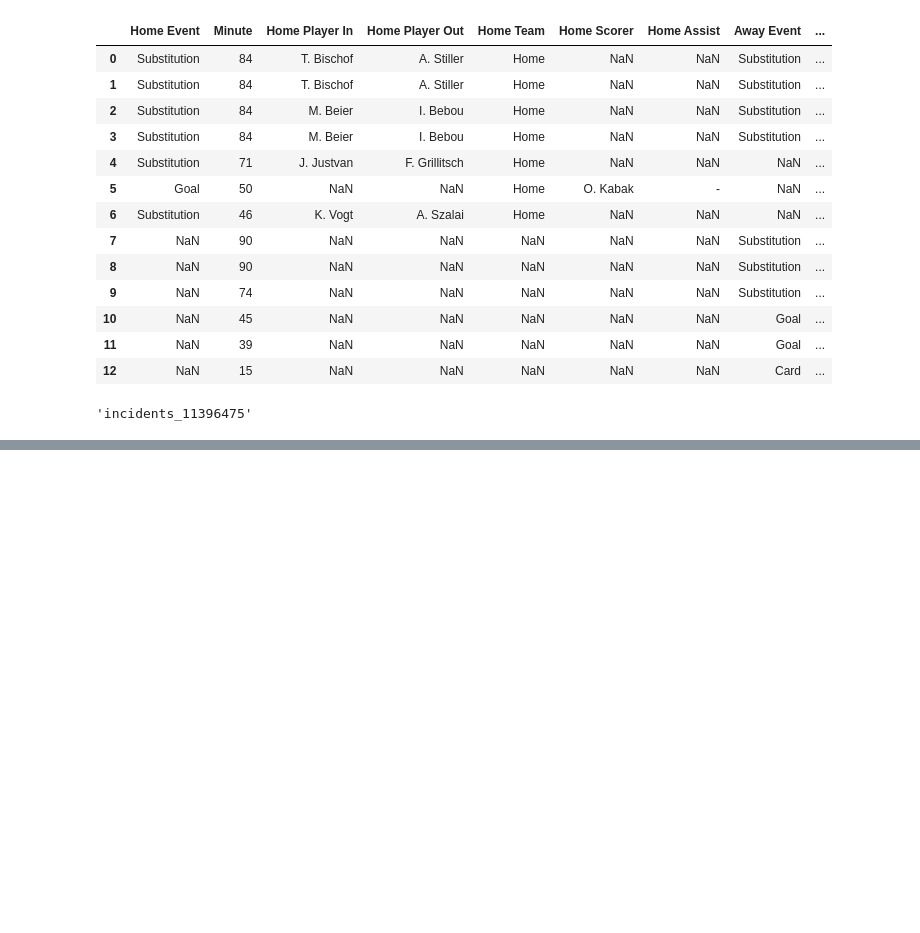
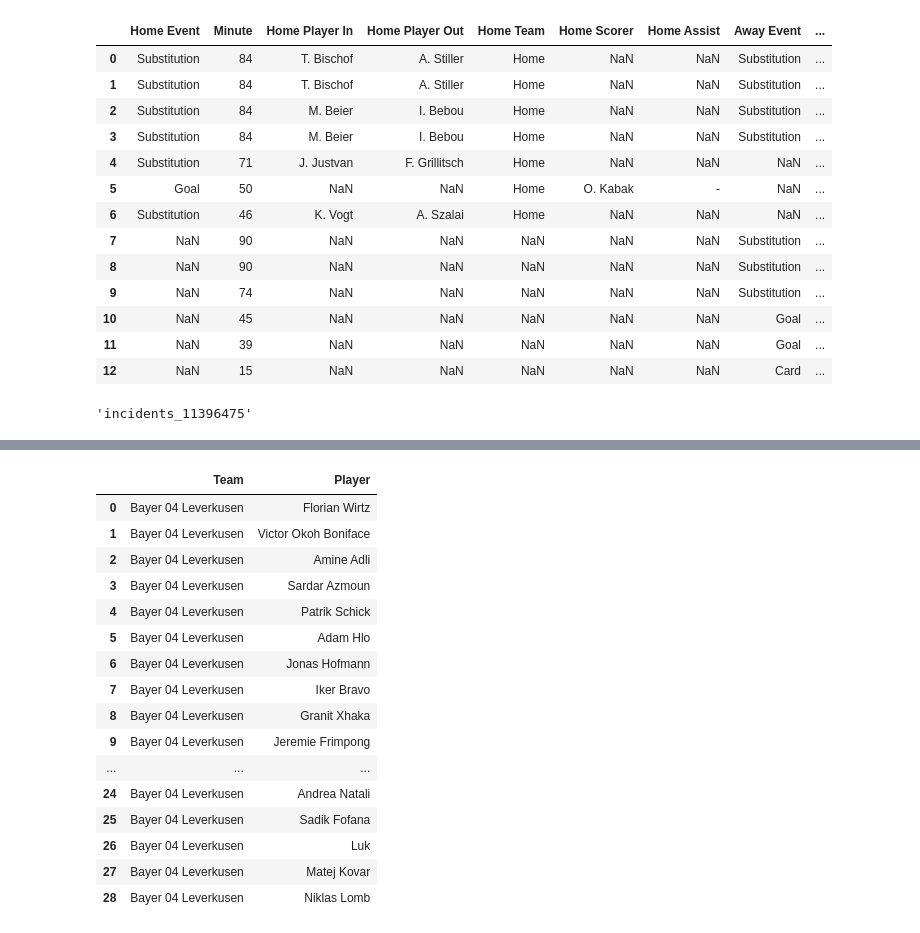
Before and after one commit to AnerH13/Project-Hadzic-Rulisek, a Jupyter notebook: Project_Hadzic_Rulisek.ipynb, the cells around one changed output, grey strips where cells are left out. Saved outputs shown, nothing was run; the diff lists cells and outputs as text; code cells hidden in the pictures; blank space fills up the shorter version.

```diff
--- a/Project_Hadzic_Rulisek.ipynb
+++ b/Project_Hadzic_Rulisek.ipynb
@@ -170,5 +170,3 @@ for number in numbers:
         filenames.append(filename)
 
     globals()[f"round{number}"] = filenames
-    round13
-    incidents_11396363
@@ -795,0 +778,82 @@ for number in numbers:
+# %%
+import requests
+from bs4 import BeautifulSoup
+import pandas as pd
+import re
+# List of teams
+teams = [
+    "bayer-04-leverkusen/2681", "vfb-stuttgart/2677", "fc-bayern-munchen/2672",
+    "borussia-dortmund/2673", "borussia-mgladbach/2527", "eintracht-frankfurt/2674",
+    "fc-augsburg/2600", "rb-leipzig/36360", "sc-freiburg/2538", "tsg-hoffenheim/2569",
+    "1-fc-union-berlin/2547", "vfl-wolfsburg/2524", "vfl-bochum-1848/2542",
+    "sv-werder-bremen/2534", "1-fsv-mainz-05/2556", "1-fc-koln/2671",
+    "darmstadt-98/2576", "1-fc-heidenheim/5885"
+]
+
+headers = {
+    "User-Agent": "Mozilla/5.0 (Windows NT 10.0; Win64; x64) AppleWebKit/537.36 (KHTML, like Gecko) Chrome/126.0.0.0 Safari/537.36"
+}
+
+player_data = []
+
+for team in teams:
+    url = f"https://www.sofascore.com/team/football/{team}#tab:squad"
+    response = requests.get(url, headers=headers)
+    soup = BeautifulSoup(response.content, 'html.parser')
+    # Find all player links within the specified div
+    players_div = soup.find_all('div', class_='Box dflyPx')
+
+    for div in players_div:
+        player_links = div.find_all('a', href=True)
+        for player in player_links:
+            player_name = player.get_text()
+            team_name = team.split('/')[0].replace('-', ' ').title()
+            player_data.append({"Team": team_name, "Player": player_name})
+
+# Convert to DataFrame
+df_players = pd.DataFrame(player_data)
+
+# Print the player names
+print(df_players)
+
+
+def clean_player_name(player_name):
+    # Extract only the player name using regex
+    match = re.match(r"([A-Za-z\s\-']+)", player_name)
+    return match.group(1).strip() if match else player_name
+
+# Apply the function to clean the 'Player' column
+df_players['Player'] = df_players['Player'].apply(clean_player_name)
+
+# Now, split the DataFrame into separate DataFrames based on the team
+team_dfs = {}
+grouped = df_players.groupby('Team')
+
+for team, data in grouped:
+    team_dfs[team] = data.reset_index(drop=True)
+
+# Print the first few rows of each team DataFrame to verify
+for team, df in team_dfs.items():
+    print(f"Team: {team}")
+    print(df.head())
+    print("\n")
+
+team_dfs["Bayer 04 Leverkusen"]
+# %% [output]
+|  | Team | Player |
+| 0 | Bayer 04 Leverkusen | Florian Wirtz |
+| 1 | Bayer 04 Leverkusen | Victor Okoh Boniface |
+| 2 | Bayer 04 Leverkusen | Amine Adli |
+| 3 | Bayer 04 Leverkusen | Sardar Azmoun |
+| 4 | Bayer 04 Leverkusen | Patrik Schick |
+| 5 | Bayer 04 Leverkusen | Adam Hlo |
+| 6 | Bayer 04 Leverkusen | Jonas Hofmann |
+| 7 | Bayer 04 Leverkusen | Iker Bravo |
+| 8 | Bayer 04 Leverkusen | Granit Xhaka |
+| 9 | Bayer 04 Leverkusen | Jeremie Frimpong |
+| ... | ... | ... |
+| 24 | Bayer 04 Leverkusen | Andrea Natali |
+| 25 | Bayer 04 Leverkusen | Sadik Fofana |
+| 26 | Bayer 04 Leverkusen | Luk |
+| 27 | Bayer 04 Leverkusen | Matej Kovar |
+| 28 | Bayer 04 Leverkusen | Niklas Lomb |
```
Also changed, not shown: parts of 6 cells of this notebook.
